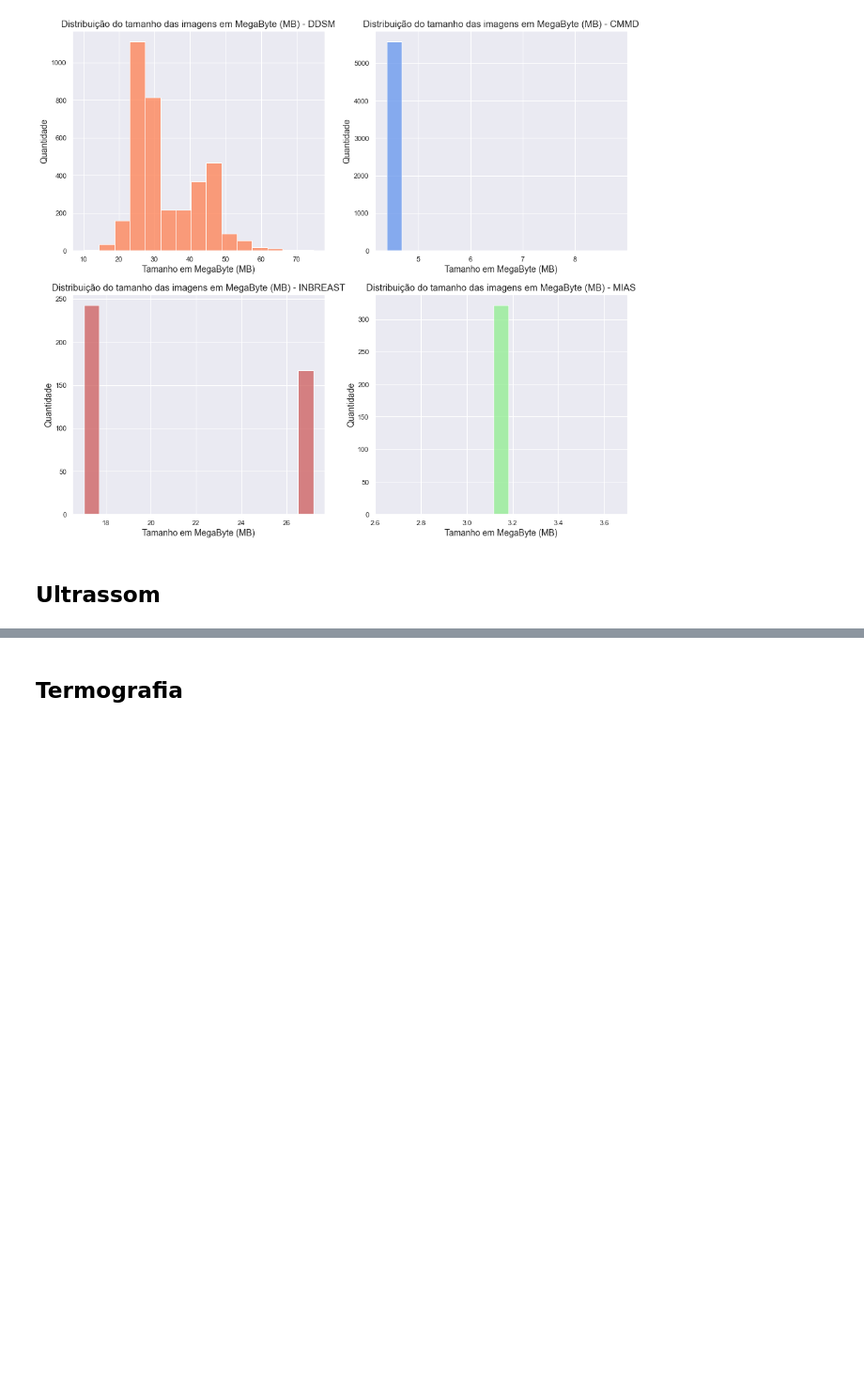
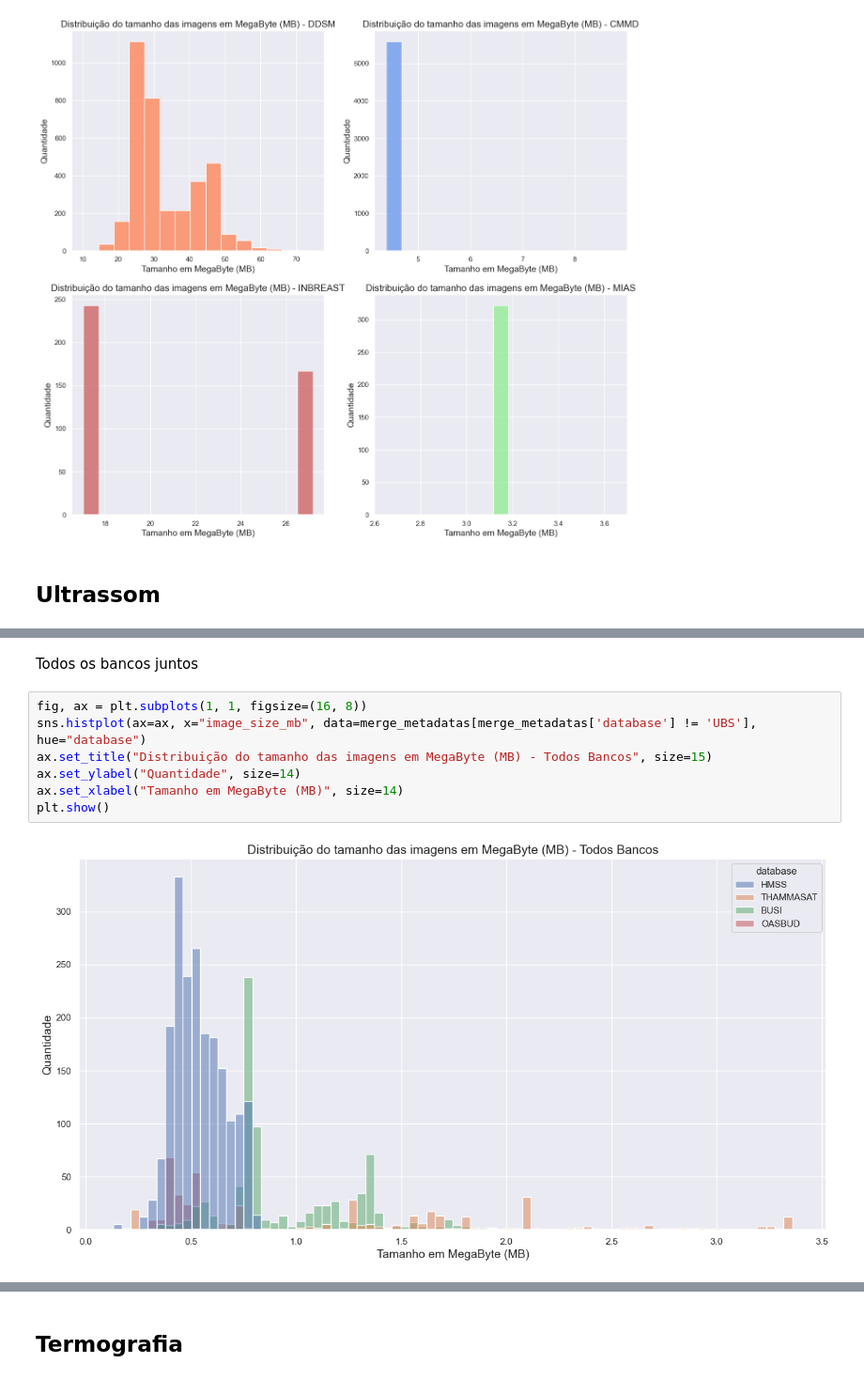
Before and after one commit to matheusssilva991/Radiomica, a Jupyter notebook: src/images_size.ipynb, the cells around one changed output, grey strips where cells are left out. Shown: that part at 94% size. Cells and saved outputs as stored; diff of their text form; blank space fills up the shorter version.

```diff
--- a/src/images_size.ipynb
+++ b/src/images_size.ipynb
@@ -41 +57,12 @@ plt.show()
+# %% [markdown]
+Todos os bancos juntos
+# %%
+fig, ax = plt.subplots(1, 1, figsize=(16, 8))
+sns.histplot(ax=ax, x="image_size_mb", data=merge_metadatas[merge_metadatas['database'] != 'UBS'], hue="database")
+ax.set_title("Distribuição do tamanho das imagens em MegaByte (MB) - Todos Bancos", size=15)
+ax.set_ylabel("Quantidade", size=14)
+ax.set_xlabel("Tamanho em MegaByte (MB)", size=14)
+plt.show()
+# %% [output]
+[figure, added]
 # %%
```
Also changed, not shown: parts of 4 cells of this notebook, 20 other files.
